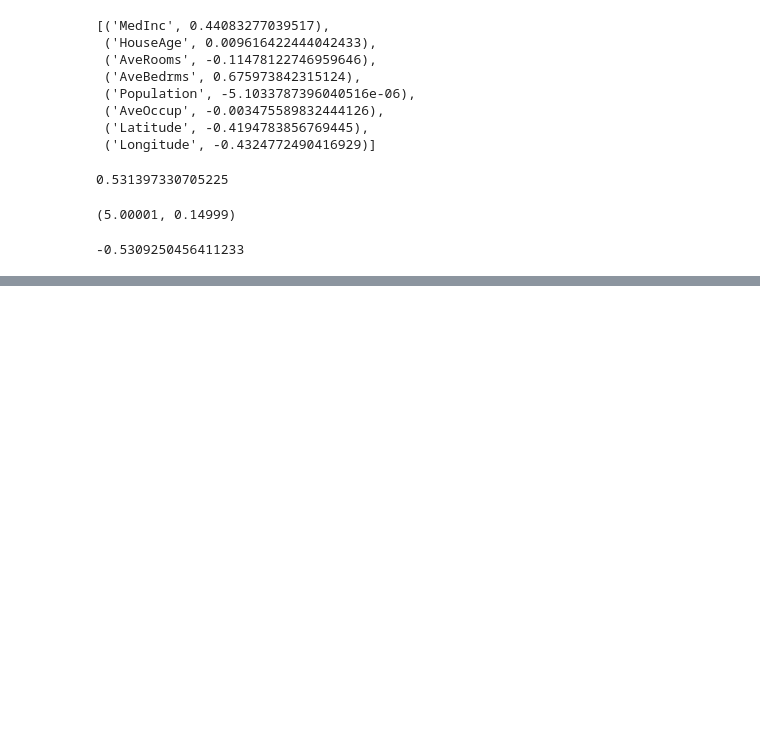
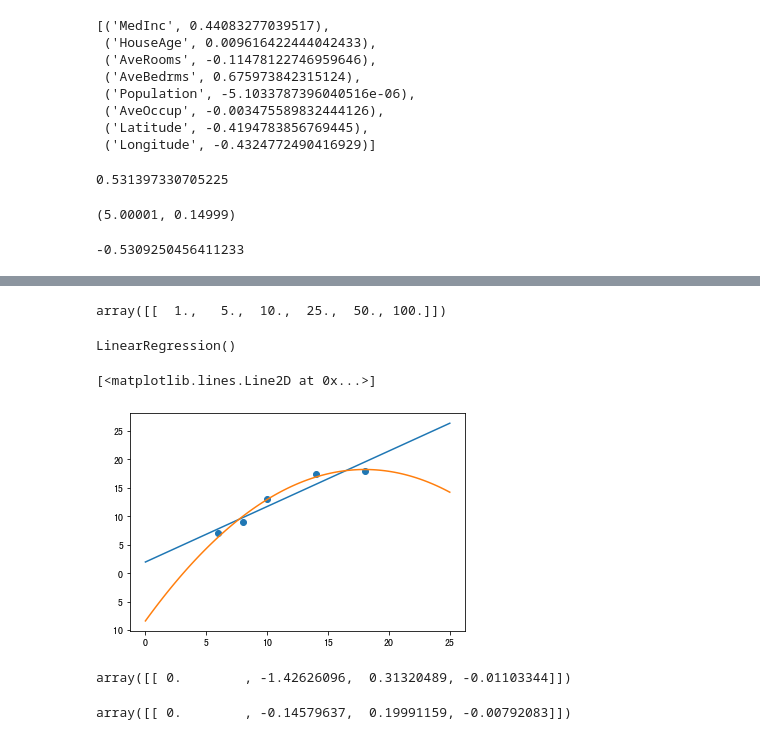
Before and after one commit to yscs2020/2021_to_improve, a Jupyter notebook: 202107/ml_algorithm/KNN.ipynb, the cells around one changed output, grey strips where cells are left out. Saved outputs shown, nothing was run; the diff lists cells and outputs as text; code cells hidden in the pictures; blank space fills up the shorter version.

```diff
--- a/202107/ml_algorithm/KNN.ipynb
+++ b/202107/ml_algorithm/KNN.ipynb
@@ -300,0 +349,39 @@ cross_val_score(lr,x_train,y_train,cv=5,scoring='neg_mean_squared_error').mean()
+# %%
+from sklearn.preprocessing import PolynomialFeatures
+c = [[5,10]]
+pl = PolynomialFeatures()
+b = pl.fit_transform(c)
+b
+# %% [output]
+array([[  1.,   5.,  10.,  25.,  50., 100.]])
+# %%
+ploy2 = PolynomialFeatures(degree=2)
+x_train_ploy2 = ploy2.fit_transform(x_train)
+regressor_ploy2 = LinearRegression()
+regressor_ploy2.fit(x_train_ploy2,y_train)
+# %% [output]
+LinearRegression()
+# %%
+xx_ploy2 = ploy2.transform(xx)
+yy_ploy2 = regressor_ploy2.predict(xx_ploy2)
+plt.scatter(x_train,y_train)
+plt.plot(xx,yy,label='Degree1')
+plt.plot(xx,yy_ploy2,label='Degree2')
+# %% [output]
+[<matplotlib.lines.Line2D at 0x...>]
+[figure, added]
+# %%
+from sklearn.linear_model import Ridge
+ploy3 = PolynomialFeatures(degree=3)
+x_train_ploy3 = ploy3.fit_transform(x_train)
+regressor_ploy3 = LinearRegression()
+regressor_ploy3.fit(x_train_ploy3,y_train)
+regressor_ploy3.coef_
+# %% [output]
+array([[ 0.        , -1.42626096,  0.31320489, -0.01103344]])
+# %%
+regressor_ploy3 = Ridge(alpha=0.5)
+regressor_ploy3.fit(x_train_ploy3,y_train)
+regressor_ploy3.coef_
+# %% [output]
+array([[ 0.        , -0.14579637,  0.19991159, -0.00792083]])
```
Also changed, not shown: parts of 7 cells of this notebook.
